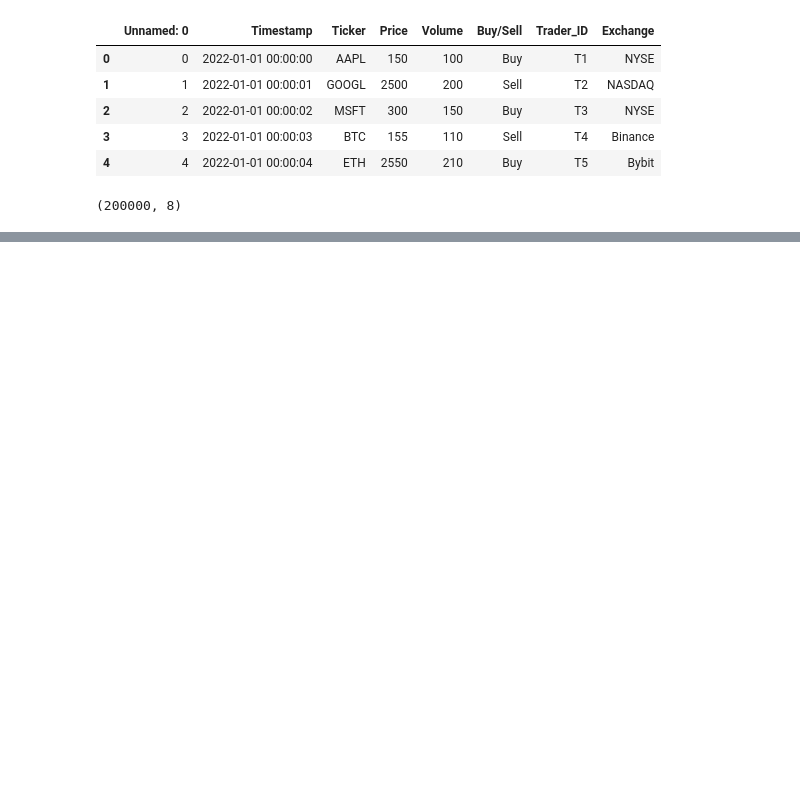
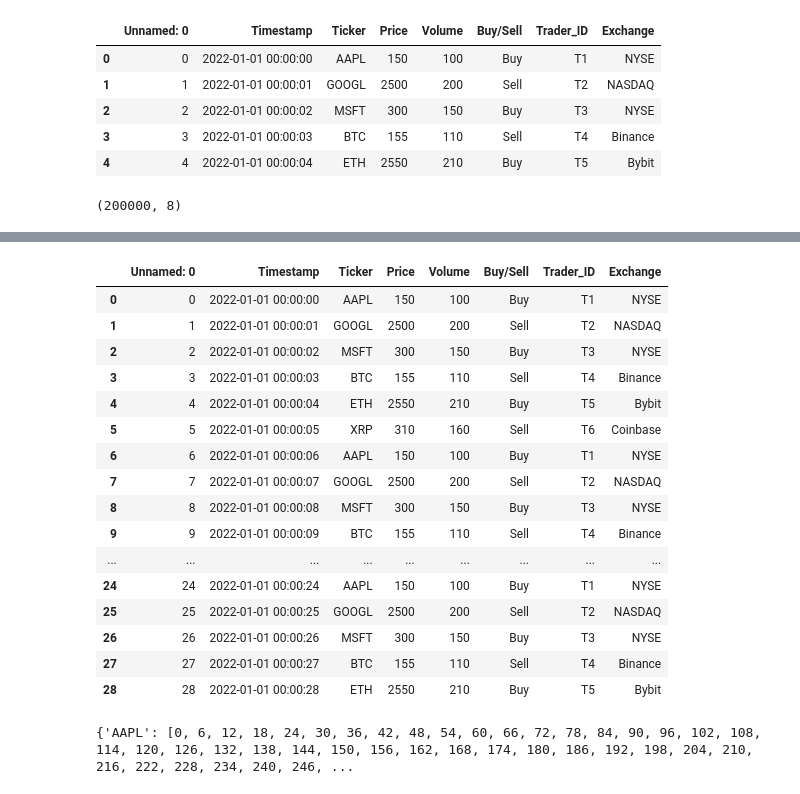
Before and after one commit to sumitkhera11/AI-Agentic-Trading-Bot, a Jupyter notebook: notebooks/Day_27_Groupby.ipynb, the cells around one changed output, grey strips where cells are left out. Saved outputs shown, nothing was run; the diff lists cells and outputs as text; code cells hidden in the pictures; blank space fills up the shorter version.

```diff
--- a/notebooks/Day_27_Groupby.ipynb
+++ b/notebooks/Day_27_Groupby.ipynb
@@ -86,0 +161,25 @@ Name: Volume, dtype: int64
+# %%
+exchange_df.head(29)
+# %% [output]
+|  | Unnamed: 0 | Timestamp | Ticker | Price | Volume | Buy/Sell | Trader_ID | Exchange |
+| 0 | 0 | 2022-01-01 00:00:00 | AAPL | 150 | 100 | Buy | T1 | NYSE |
+| 1 | 1 | 2022-01-01 00:00:01 | GOOGL | 2500 | 200 | Sell | T2 | NASDAQ |
+| 2 | 2 | 2022-01-01 00:00:02 | MSFT | 300 | 150 | Buy | T3 | NYSE |
+| 3 | 3 | 2022-01-01 00:00:03 | BTC | 155 | 110 | Sell | T4 | Binance |
+| 4 | 4 | 2022-01-01 00:00:04 | ETH | 2550 | 210 | Buy | T5 | Bybit |
+| 5 | 5 | 2022-01-01 00:00:05 | XRP | 310 | 160 | Sell | T6 | Coinbase |
+| 6 | 6 | 2022-01-01 00:00:06 | AAPL | 150 | 100 | Buy | T1 | NYSE |
+| 7 | 7 | 2022-01-01 00:00:07 | GOOGL | 2500 | 200 | Sell | T2 | NASDAQ |
+| 8 | 8 | 2022-01-01 00:00:08 | MSFT | 300 | 150 | Buy | T3 | NYSE |
+| 9 | 9 | 2022-01-01 00:00:09 | BTC | 155 | 110 | Sell | T4 | Binance |
+| ... | ... | ... | ... | ... | ... | ... | ... | ... |
+| 24 | 24 | 2022-01-01 00:00:24 | AAPL | 150 | 100 | Buy | T1 | NYSE |
+| 25 | 25 | 2022-01-01 00:00:25 | GOOGL | 2500 | 200 | Sell | T2 | NASDAQ |
+| 26 | 26 | 2022-01-01 00:00:26 | MSFT | 300 | 150 | Buy | T3 | NYSE |
+| 27 | 27 | 2022-01-01 00:00:27 | BTC | 155 | 110 | Sell | T4 | Binance |
+| 28 | 28 | 2022-01-01 00:00:28 | ETH | 2550 | 210 | Buy | T5 | Bybit |
+# %%
+# groups - it is an attribute of an groupby
+tickers.groups
+# %% [output]
+{'AAPL': [0, 6, 12, 18, 24, 30, 36, 42, 48, 54, 60, 66, 72, 78, 84, 90, 96, 102, 108, 114, 120, 126, 132, 138, 144, 150, 156, 162, 168, 174, 180, 186, 192, 198, 204, 210, 216, 222, 228, 234, 240, 246, ...
```
Also changed, not shown: parts of 31 cells of this notebook, 4 other files.
